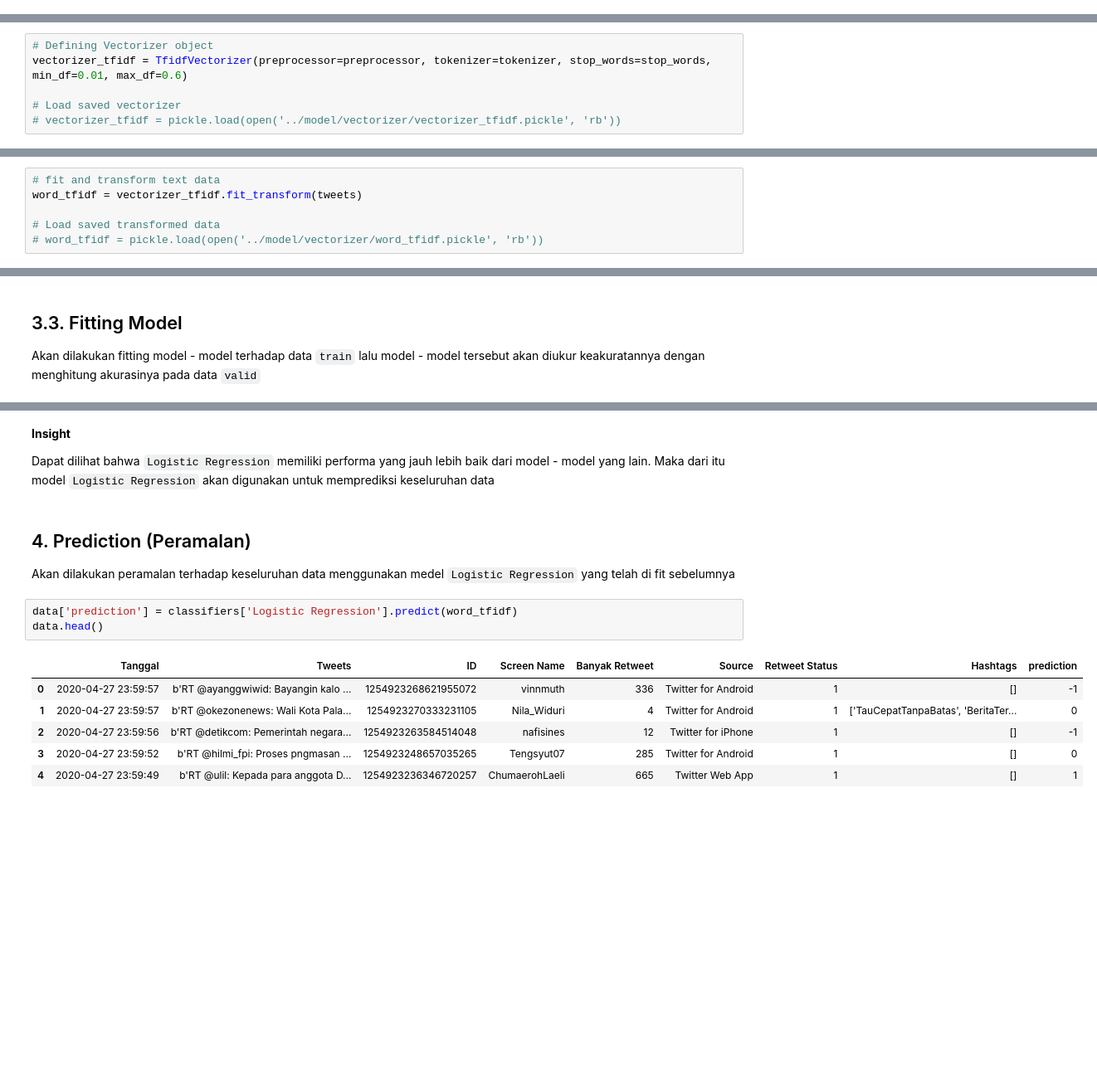
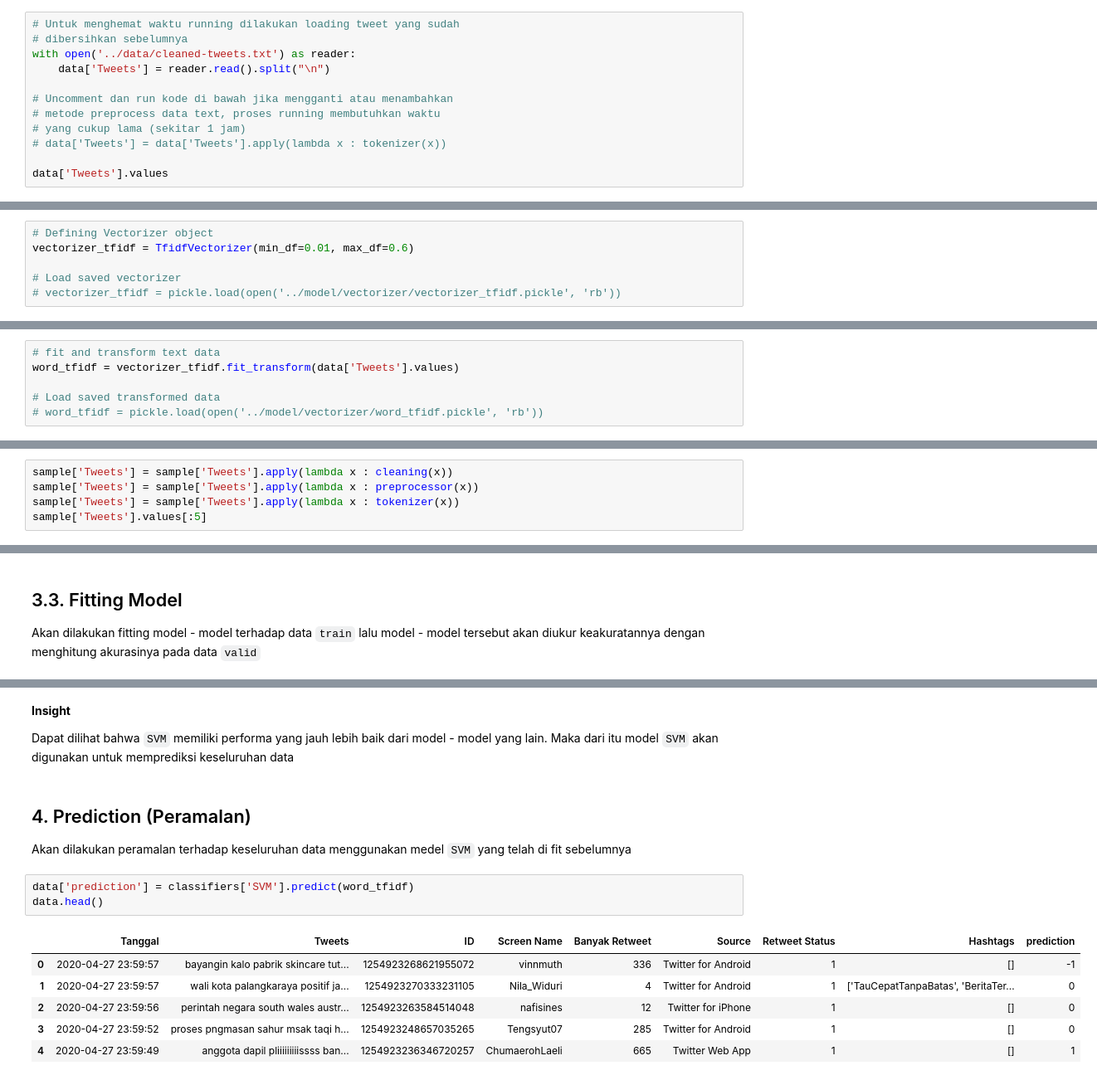
Before and after one commit to Hyuto/Analisis-Sentimen-Corona-DKI-Jakarta, a Jupyter notebook: notebook/Analisis Sentimen.ipynb, the cells around one changed output, grey strips where cells are left out. Shown at 83% size. Drawn from its saved outputs; the diff is of its cells as text; blank space fills up the shorter version.

```diff
--- a/notebook/Analisis Sentimen.ipynb
+++ b/notebook/Analisis Sentimen.ipynb
@@ -134,0 +147,12 @@ def tokenizer(text):
+# %%
+# Untuk menghemat waktu running dilakukan loading tweet yang sudah
+# dibersihkan sebelumnya
+with open('../data/cleaned-tweets.txt') as reader:
+    data['Tweets'] = reader.read().split("\n")
+
+# Uncomment dan run kode di bawah jika mengganti atau menambahkan
+# metode preprocess data text, proses running membutuhkan waktu
+# yang cukup lama (sekitar 1 jam)
+# data['Tweets'] = data['Tweets'].apply(lambda x : tokenizer(x))
+
+data['Tweets'].values
@@ -138,7 +169,7 @@ def tokenizer(text):
 Text vectorization adalah cara melakukan encode data text menjadi numerik. Berikut akan dilakukan vectorization menggunakan `TfidfVectorizer` dari library `scikit-learn`. Untuk mempelajari text vectorization lebih lanjut dapat membaca artikel [berikut](https://machinelearningmastery.com/prepare-text-data-machine-learning-scikit-learn/)
 # %%
 # Defining Vectorizer object
-vectorizer_tfidf = TfidfVectorizer(preprocessor=preprocessor, tokenizer=tokenizer, stop_words=stop_words, min_df=0.01, max_df=0.6)
+vectorizer_tfidf = TfidfVectorizer(min_df=0.01, max_df=0.6)
 
 # Load saved vectorizer
 # vectorizer_tfidf = pickle.load(open('../model/vectorizer/vectorizer_tfidf.pickle', 'rb'))
@@ -148,7 +179,7 @@ vectorizer_tfidf = TfidfVectorizer(preprocessor=preprocessor, tokenizer=tokenize
 Ubah data text menjadi encoded matrix
 # %%
 # fit and transform text data
-word_tfidf = vectorizer_tfidf.fit_transform(tweets)
+word_tfidf = vectorizer_tfidf.fit_transform(data['Tweets'].values)
 
 # Load saved transformed data
 # word_tfidf = pickle.load(open('../model/vectorizer/word_tfidf.pickle', 'rb'))
@@ -266,3 +297,8 @@ sample.head()
 ## 3.2. Preprocess Sampling dataset
 
 Encode kolom `Tweets` pada sampling dataset dengan menggunakan `TfidfVectorizer` yang sebelumnya. Lalu extract `x` dan `y` dari dataframe
+# %%
+sample['Tweets'] = sample['Tweets'].apply(lambda x : cleaning(x))
+sample['Tweets'] = sample['Tweets'].apply(lambda x : preprocessor(x))
+sample['Tweets'] = sample['Tweets'].apply(lambda x : tokenizer(x))
+sample['Tweets'].values[:5]
@@ -308,21 +350,21 @@ Akurasi dari SVM :  0.5214285714285715
 # %% [markdown]
 **Insight**
 
-Dapat dilihat bahwa `Logistic Regression` memiliki performa yang jauh lebih baik dari model - model yang lain. Maka dari itu model `Logistic Regression` akan digunakan untuk memprediksi keseluruhan data
+Dapat dilihat bahwa `SVM` memiliki performa yang jauh lebih baik dari model - model yang lain. Maka dari itu model `SVM` akan digunakan untuk memprediksi keseluruhan data
 # %% [markdown]
 ## 4. Prediction (Peramalan)
 
-Akan dilakukan peramalan terhadap keseluruhan data menggunakan medel `Logistic Regression` yang telah di fit sebelumnya
+Akan dilakukan peramalan terhadap keseluruhan data menggunakan medel `SVM` yang telah di fit sebelumnya
 # %%
-data['prediction'] = classifiers['Logistic Regression'].predict(word_tfidf)
+data['prediction'] = classifiers['SVM'].predict(word_tfidf)
 data.head()
 # %% [output]
 |  | Tanggal | Tweets | ID | Screen Name | Banyak Retweet | Source | Retweet Status | Hashtags | prediction |
-| 0 | 2020-04-27 23:59:57 | b'RT @ayanggwiwid: Bayangin kalo ... | 1254923268621955072 | vinnmuth | 336 | Twitter for Android | 1 | [] | -1 |
-| 1 | 2020-04-27 23:59:57 | b'RT @okezonenews: Wali Kota Pala... | 1254923270333231105 | Nila_Widuri | 4 | Twitter for Android | 1 | ['TauCepatTanpaBatas', 'BeritaTer... | 0 |
-| 2 | 2020-04-27 23:59:56 | b'RT @detikcom: Pemerintah negara... | 1254923263584514048 | nafisines | 12 | Twitter for iPhone | 1 | [] | -1 |
-| 3 | 2020-04-27 23:59:52 | b'RT @hilmi_fpi: Proses pngmasan ... | 1254923248657035265 | Tengsyut07 | 285 | Twitter for Android | 1 | [] | 0 |
-| 4 | 2020-04-27 23:59:49 | b'RT @ulil: Kepada para anggota D... | 1254923236346720257 | ChumaerohLaeli | 665 | Twitter Web App | 1 | [] | 1 |
+| 0 | 2020-04-27 23:59:57 | bayangin kalo pabrik skincare tut... | 1254923268621955072 | vinnmuth | 336 | Twitter for Android | 1 | [] | -1 |
+| 1 | 2020-04-27 23:59:57 | wali kota palangkaraya positif ja... | 1254923270333231105 | Nila_Widuri | 4 | Twitter for Android | 1 | ['TauCepatTanpaBatas', 'BeritaTer... | 0 |
+| 2 | 2020-04-27 23:59:56 | perintah negara south wales austr... | 1254923263584514048 | nafisines | 12 | Twitter for iPhone | 1 | [] | 0 |
+| 3 | 2020-04-27 23:59:52 | proses pngmasan sahur msak taqi h... | 1254923248657035265 | Tengsyut07 | 285 | Twitter for Android | 1 | [] | 0 |
+| 4 | 2020-04-27 23:59:49 | anggota dapil pliiiiiiiiissss ban... | 1254923236346720257 | ChumaerohLaeli | 665 | Twitter Web App | 1 | [] | 1 |
 # %% [markdown]
 ## 5. Visualization
 
```
Also changed, not shown: parts of 14 cells of this notebook, 19 other files.
